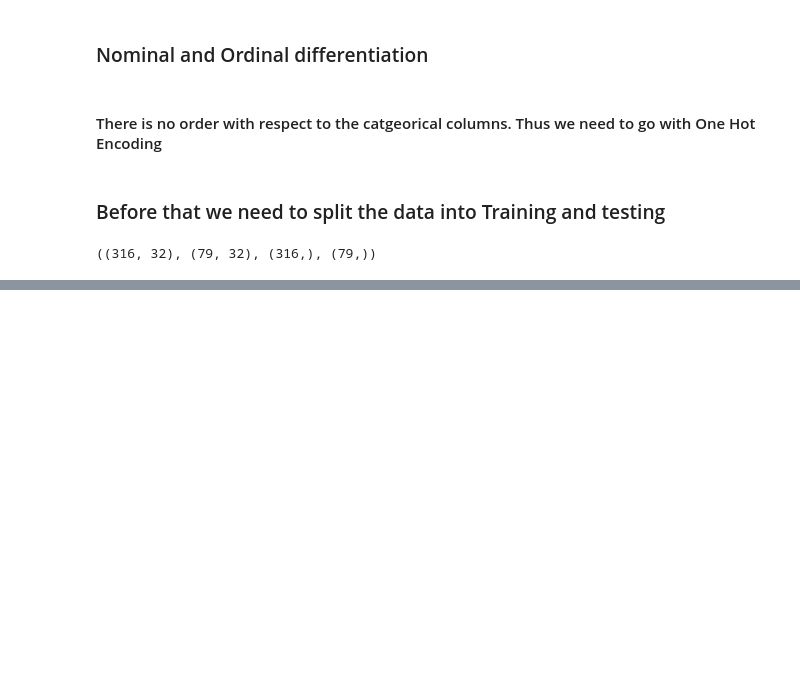
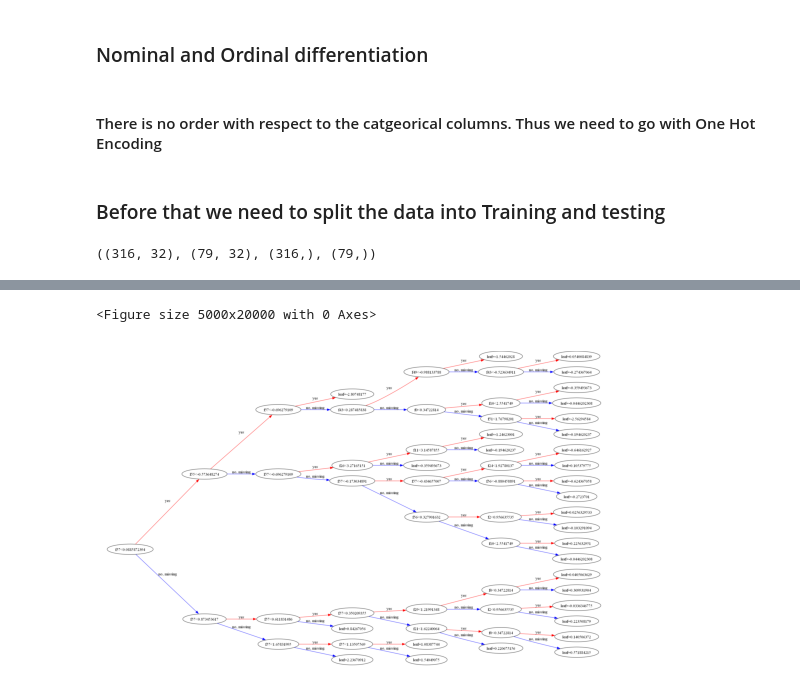
Before and after one commit to Mohshaikh23/Student-Data-Analysis, a Jupyter notebook: Student data analysis.ipynb, the cells around one changed output, grey strips where cells are left out. Drawn from its saved outputs; the diff is of its cells as text; code cells hidden in the pictures; blank space fills up the shorter version.

Commit message:
Built XGBoost Regressor

```diff
--- a/Student data analysis.ipynb
+++ b/Student data analysis.ipynb
@@ -514,7 +535,9 @@ preprocessor = ColumnTransformer(
     transformers = categorical_transformers,
     remainder='passthrough')
 # %%
-pipeline = Pipeline([('preprocessor', preprocessor)])
+pipeline = Pipeline([('preprocessor', preprocessor),
+                    ("Satndardizer", StandardScaler())
+                    ])
 # %%
 pipeline
 # %% [output]
@@ -552,0 +573,9 @@ mean_squared_error(y_test, y_pred), mean_absolute_error(y_test, y_pred), r2_scor
+# %%
+from sklearn.linear_model import Ridge, Lasso
+rr = Ridge()
+
+rr.fit(X_train_transformed, y_train)
+
+y_pred_rr = rr.predict(X_test_transformed)
+
+mean_squared_error(y_test, y_pred_rr), mean_absolute_error(y_test, y_pred_rr), r2_score(y_test, y_pred_rr)*100
@@ -552,0 +915,13 @@ mean_squared_error(y_test, y_pred), mean_absolute_error(y_test, y_pred), r2_scor
+# %%
+# Set a larger figure size
+plt.figure(figsize=(50, 200))
+
+tree_index = 0
+# Adjust xlim and ylim to focus on a specific portion of the tree
+plot_tree(xgb_model, num_trees=tree_index, rankdir='LR')
+
+plt.savefig("XGBoost Regression.png", dpi=300, bbox_inches='tight')
+plt.show()
+# %% [output]
+<Figure size 5000x20000 with 0 Axes>
+[figure, added]
```
Also changed, not shown: parts of 29 cells of this notebook, 4 other files.
